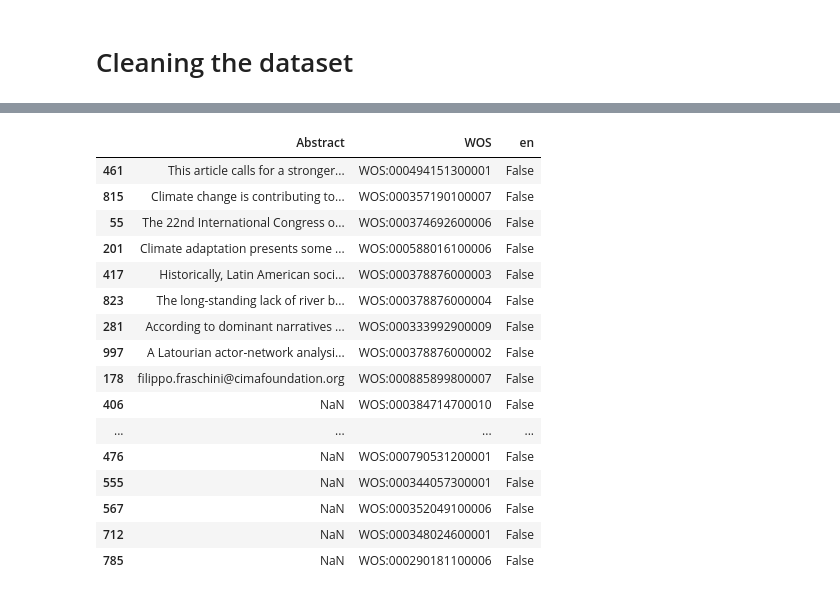
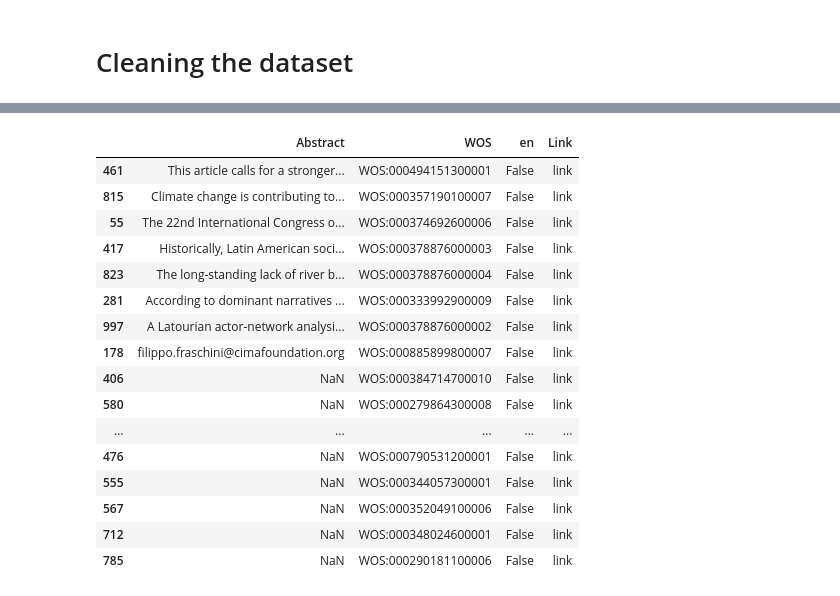
Before and after one commit to oskarkris/cluster_project, a Jupyter notebook: Cluster_KlimaForskning.ipynb, the cells around one changed output, grey strips where cells are left out. Saved outputs shown, nothing was run; the diff lists cells and outputs as text; code cells hidden in the pictures.

```diff
--- a/Cluster_KlimaForskning.ipynb
+++ b/Cluster_KlimaForskning.ipynb
@@ -10,19 +10,16 @@ from langdetect import detect, detect_langs
 # %%
 def combineCSVs():
   dft = pd.read_csv('https://raw.githubusercontent.com/oskarkris/cluster_project/main/csvdata/savedrecs%20(1).csv')
+  print("read first")
   for n in range(2,13):
+    print("read ", n)
     df_temp = pd.read_csv("https://raw.githubusercontent.com/oskarkris/cluster_project/main/csvdata/savedrecs%20("+str(n)+").csv")
     dft = pd.concat([dft, df_temp])
   return dft
 
 def saveMaster(dataframe):
   dataframe.to_csv(
-      r'csvdata\master.csv', index=False)
-
-def strip(dataframe, columns):
-  dft = dataframe.filter(columns)
-  dft = dft.rename(columns={"UT (Unique WOS ID)": "WOS"})
-  return dft
+      r'master.csv', index=False)
 
 def isEnglish(language):
     try:
@@ -41,19 +38,17 @@ def make_clickable(url, name):
 
 def generateDF():
   dft = combineCSVs()
-  #saveMaster(dft)
-  dft = strip(dft, columns=["Abstract", "UT (Unique WOS ID)"])
-  addColumns(dft)
-  return dft
 
-def addColumns(dataframe):
-  #True if abstract is written in english, else False
-  dataframe["en"] = dataframe.apply(
+  dft = dft.filter(["Abstract", "UT (Unique WOS ID)"])
+  dft = dft.rename(columns={"UT (Unique WOS ID)": "WOS"})
+  dft["en"] = dft.apply(
       lambda x: isEnglish(x["Abstract"]), axis=1)
 
   #Adds a link to Web of Science
-  dataframe["Link"] = dataframe.apply(
-    lambda x: make_clickable("https://www.webofscience.com/wos/woscc/full-record/WOS:000666451800001" + x["WOS"], "link"), axis=1)
+  dft["Link"] = dft.apply(
+      lambda x: make_clickable("https://www.webofscience.com/wos/woscc/full-record/WOS:000666451800001" + x["WOS"], "link"), axis=1)
+  return dft
 
 
-  return dataframe
+def render(df):
+    HTML(df.to_html(render_links=True, escape=False))
@@ -60,3 +72,22 @@ def addColumns(dataframe):
 # %%
-def render(df):
-    HTML(df.to_html(render_links=True, escape=False))
+nonEnglish = df.loc[df['en'] == False]
+english = df.loc[df['en'] == True]
+HTML(english.to_html(render_links=True, escape=False))
+# %% [output]
+|  | Abstract | WOS | en | Link |
+| 461 | This article calls for a stronger... | WOS:000494151300001 | False | link |
+| 815 | Climate change is contributing to... | WOS:000357190100007 | False | link |
+| 55 | The 22nd International Congress o... | WOS:000374692600006 | False | link |
+| 417 | Historically, Latin American soci... | WOS:000378876000003 | False | link |
+| 823 | The long-standing lack of river b... | WOS:000378876000004 | False | link |
+| 281 | According to dominant narratives ... | WOS:000333992900009 | False | link |
+| 997 | A Latourian actor-network analysi... | WOS:000378876000002 | False | link |
+| 178 | filippo.fraschini@cimafoundation.org | WOS:000885899800007 | False | link |
+| 406 | NaN | WOS:000384714700010 | False | link |
+| 580 | NaN | WOS:000279864300008 | False | link |
+| ... | ... | ... | ... | ... |
+| 476 | NaN | WOS:000790531200001 | False | link |
+| 555 | NaN | WOS:000344057300001 | False | link |
+| 567 | NaN | WOS:000352049100006 | False | link |
+| 712 | NaN | WOS:000348024600001 | False | link |
+| 785 | NaN | WOS:000290181100006 | False | link |
@@ -66,22 +93,0 @@ render(df)
-# %%
-nonEnglish = df.loc[df['en'] == False]
-render(nonEnglish)
-HTML(nonEnglish.to_html(render_links=True, escape=False))
-# %% [output]
-|  | Abstract | WOS | en |
-| 461 | This article calls for a stronger... | WOS:000494151300001 | False |
-| 815 | Climate change is contributing to... | WOS:000357190100007 | False |
-| 55 | The 22nd International Congress o... | WOS:000374692600006 | False |
-| 201 | Climate adaptation presents some ... | WOS:000588016100006 | False |
-| 417 | Historically, Latin American soci... | WOS:000378876000003 | False |
-| 823 | The long-standing lack of river b... | WOS:000378876000004 | False |
-| 281 | According to dominant narratives ... | WOS:000333992900009 | False |
-| 997 | A Latourian actor-network analysi... | WOS:000378876000002 | False |
-| 178 | filippo.fraschini@cimafoundation.org | WOS:000885899800007 | False |
-| 406 | NaN | WOS:000384714700010 | False |
-| ... | ... | ... | ... |
-| 476 | NaN | WOS:000790531200001 | False |
-| 555 | NaN | WOS:000344057300001 | False |
-| 567 | NaN | WOS:000352049100006 | False |
-| 712 | NaN | WOS:000348024600001 | False |
-| 785 | NaN | WOS:000290181100006 | False |
```
Also changed, not shown: parts of 2 cells of this notebook, 1 other file.
